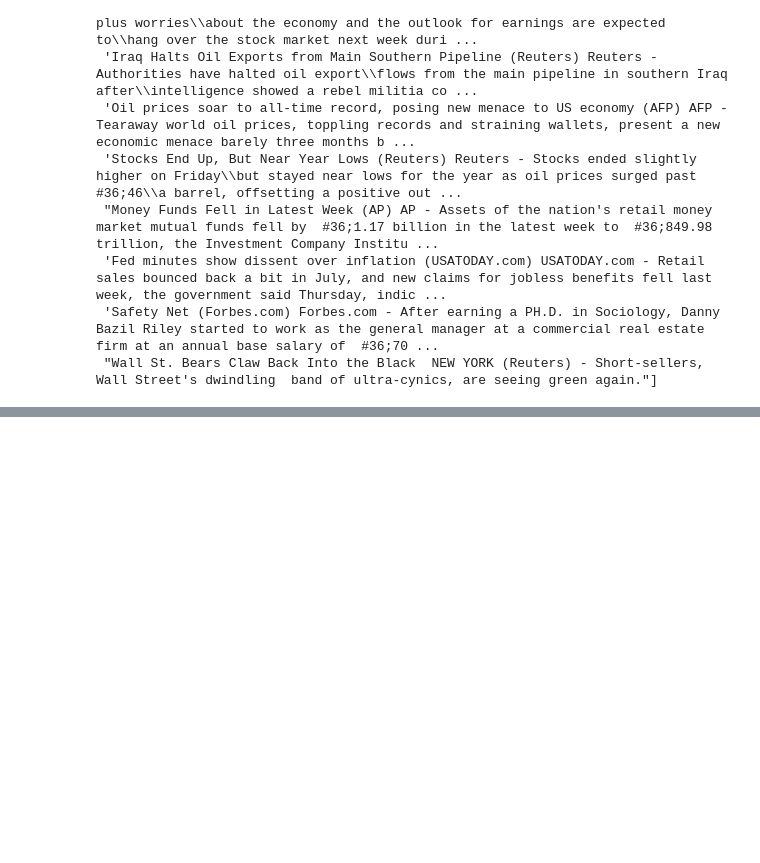
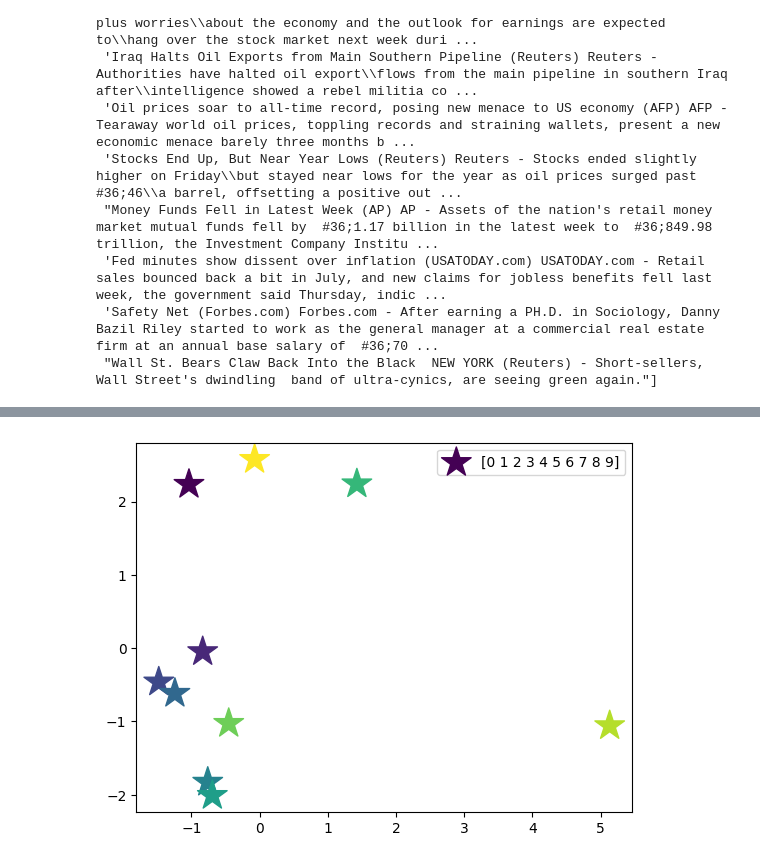
Before and after one commit to X1a-jk/INF580, a Jupyter notebook: project.ipynb, the cells around one changed output, grey strips where cells are left out. Drawn from its saved outputs; the diff is of its cells as text; code cells hidden in the pictures; blank space fills up the shorter version.

```diff
--- a/project.ipynb
+++ b/project.ipynb
@@ -533,0 +525,13 @@ graph.display_graph()
+# %%
+model_text=Doc2Vec.load('WE_models/d2v_100D')
+# %%
+def text2vec(text_train,alpha=0.05, min_alpha=0.025, epochs=10):
+    list_text=[]
+    for sentence in text_train:
+        words=sentence.split(" ")
+        vec=model_text.infer_vector(doc_words=words, alpha=alpha, min_alpha=min_alpha, epochs=epochs).tolist()
+        list_text.append(vec)
+    return np.array(list_text)
+# %%
+X_train_text_vec=text2vec(docs,alpha=0.05, min_alpha=0.025, epochs=10)
+X_train_text_vec.shape
@@ -533,0 +540,5 @@ graph.display_graph()
+# %%
+pca= sk_PCA(n_components=2)
+
+gensim_coords=pca.fit_transform(X_train_text_vec)
+gensim_coords
@@ -533,0 +556,7 @@ graph.display_graph()
+# %%
+plt.figure()
+plt.scatter(gensim_coords[:,0],gensim_coords[:,1],s=500,c=np.arange(len(gensim_coords)),marker="*",label=np.arange(len(gensim_coords)))
+plt.legend()
+plt.show()
+# %% [output]
+[figure, added]
```
Also changed, not shown: parts of 21 cells of this notebook, 14 other files.
